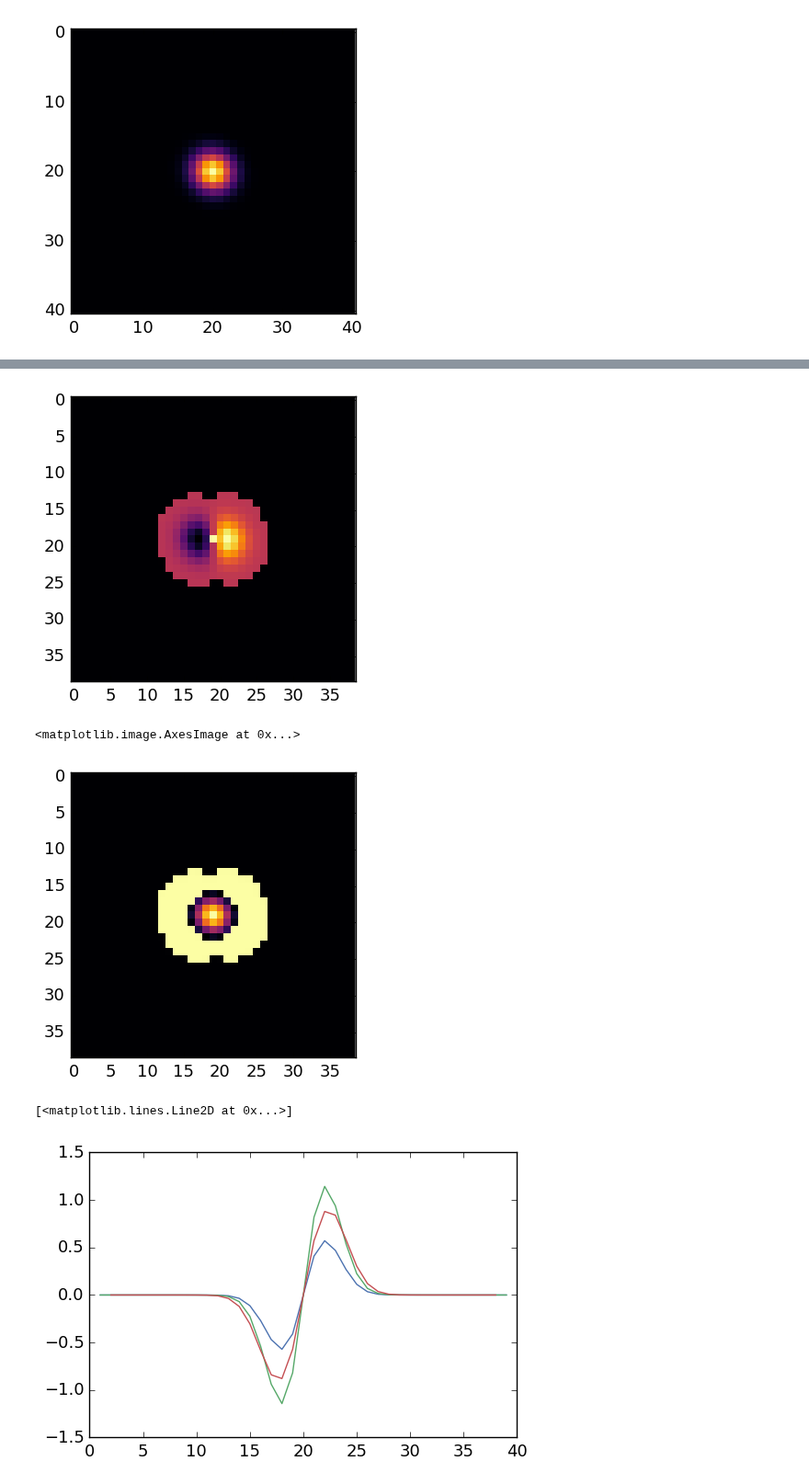
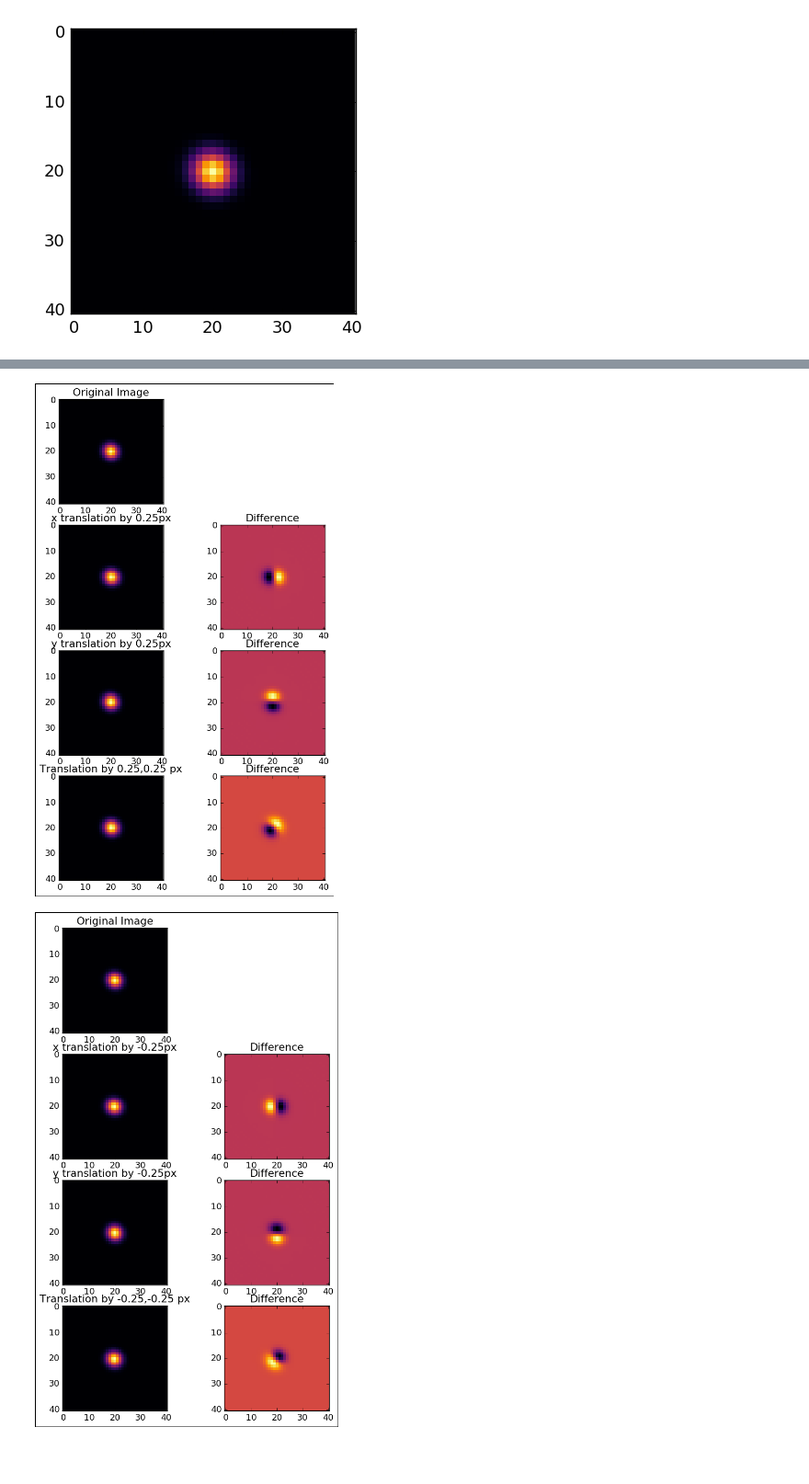
Before and after one commit to lsst/meas_deblender, a Jupyter notebook: examples/testTranslation.ipynb, the cells around one changed output, grey strips where cells are left out. Shown at 92% size. Saved outputs shown, nothing was run; the diff lists cells and outputs as text; code cells hidden in the pictures; blank space fills up the shorter version.

```diff
--- a/examples/testTranslation.ipynb
+++ b/examples/testTranslation.ipynb
@@ -162,31 +139,43 @@ INFO:lsst.meas.deblender.proximal_nmf:Total psf pixels: 82
-# %%
-mask = ~(px==0) | ~pm
-plt.imshow(mask)
-plt.imshow(np.ma.array(px, mask=px==0))
-plt.show()
-plt.imshow(mask)
-plt.imshow(np.ma.array(p, mask=pm))
-# %% [output]
-[figure, removed]
-<matplotlib.image.AxesImage at 0x...>
-[figure, removed]
-# %%
-psfVec = psf.computeKernelImage().getArray().flatten()
-psfImg = psf.computeKernelImage().getArray()
-
-dx = psfImg[1:-1,:-2]-psfImg[1:-1,2:]
-dy = psfImg[:-2,1:-1]-psfImg[2:,1:-1]
-d0 = psfImg[1:-1]
-
-dx2 = psfImg[2:-2,:-4]-psfImg[2:-2,4:]
-dy2 = psfImg[:-4,2:-2]-psfImg[4:,2:-2]
-d02 = psfImg[2:-2]
-
-norm = np.max(psfImg)
-plt.plot(range(1,len(dx)+1), dx[19]/norm)
-plt.plot(range(1,len(dx)+1), 2*dx[19]/norm)
-plt.plot(range(2, len(dx2)+2), dx2[18]/norm)
-#plt.plot(2*dx2[18])
-# %% [output]
-[<matplotlib.lines.Line2D at 0x...>]
-[figure, removed]
+# %%
+def testPsfShift(img, dx, dy, vmin=None, vmax=None):
+    tx,ty,txy = proximal_nmf.getTranslationOps(dx, dy, img.shape)
+    fig = plt.figure(figsize=(8,13), edgecolor='k', linewidth=1)
+    # Show the orignal image
+    ax1 = fig.add_subplot(4,2,1)
+    ax1.imshow(img, vmin=vmin, vmax=vmax)
+    ax1.set_title("Original Image")
+
+    # Show the image shift in the x direction
+    ax3 = fig.add_subplot(4,2,3)
+    ax3.imshow(dotTrans(tx.T, img))
+    ax3.set_title("x translation by {0}px".format(dx))
+    # Show the image difference
+    ax4 = fig.add_subplot(4,2,4)
+    ax4.imshow(dotTrans(tx.T, img)-img)
+    ax4.set_title("Difference")
+
+    # Show the image shift in the x direction
+    ax5 = fig.add_subplot(4,2,5)
+    ax5.imshow(dotTrans(ty, img))
+    ax5.set_title("y translation by {0}px".format(dy))
+    # Show the image difference
+    ax6 = fig.add_subplot(4,2,6)
+    ax6.imshow(dotTrans(ty, img)-img)
+    ax6.set_title("Difference")
+
+    # Show the combined image shift
+    ax7 = fig.add_subplot(4,2,7)
+    ax7.imshow(dotTrans(txy, img))
+    ax7.set_title("Translation by {0},{1} px".format(dx, dy))
+    # Show the combined image difference
+    ax8 = fig.add_subplot(4,2,8)
+    ax8.imshow(dotTrans(txy, img)-img)
+    ax8.set_title("Difference")
+    plt.show()
+
+testPsfShift(psf, .25, .25)
+testPsfShift(psf, -.25, -.25)
+testPsfShift(psf, -5.25, 5.25)
+# %% [output]
+[figure, added]
+[figure, added]
```
Also changed, not shown: parts of 14 cells of this notebook, 1 other file.
